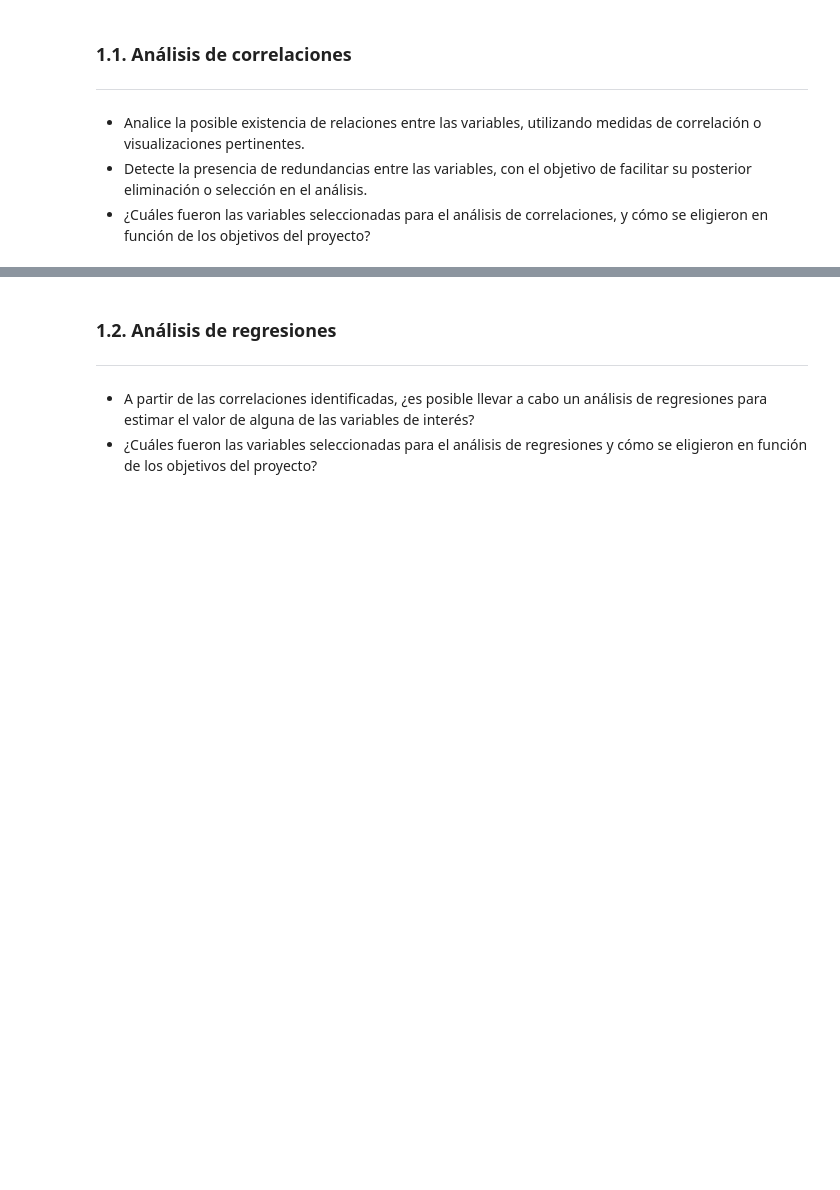
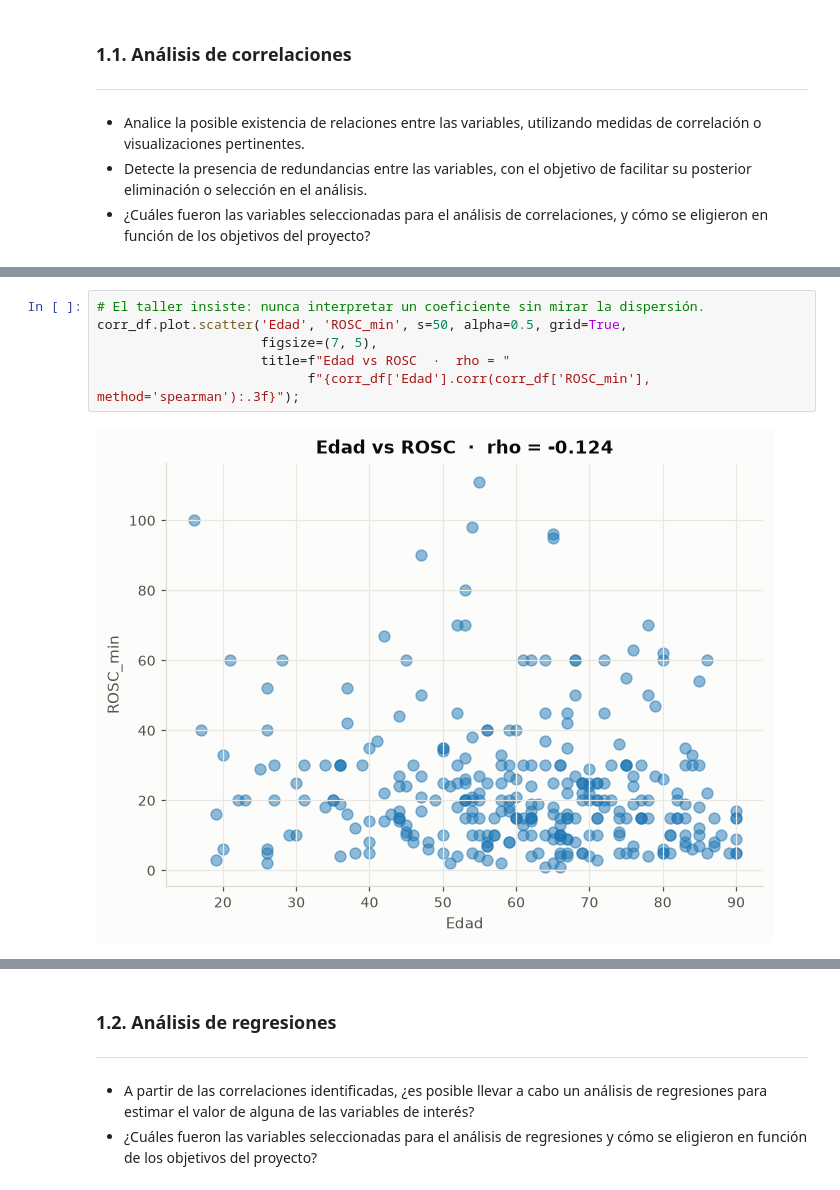
Before and after one commit to AlejandraJaramillo19/mlda-project_, a Jupyter notebook: notebooks/04_data_analysis/04_data_analysis.ipynb, the cells around one changed output, grey strips where cells are left out. Drawn from its saved outputs; the diff is of its cells as text; blank space fills up the shorter version.

```diff
--- a/notebooks/04_data_analysis/04_data_analysis.ipynb
+++ b/notebooks/04_data_analysis/04_data_analysis.ipynb
@@ -642,0 +606,8 @@ La eliminación de redundancias reduce el conjunto de variables candidatas al mo
+# %%
+# El taller insiste: nunca interpretar un coeficiente sin mirar la dispersión.
+corr_df.plot.scatter('Edad', 'ROSC_min', s=50, alpha=0.5, grid=True,
+                     figsize=(7, 5),
+                     title=f"Edad vs ROSC  ·  rho = "
+                           f"{corr_df['Edad'].corr(corr_df['ROSC_min'], method='spearman'):.3f}");
+# %% [output]
+[figure, added]
```
Also changed, not shown: parts of 55 cells of this notebook.
